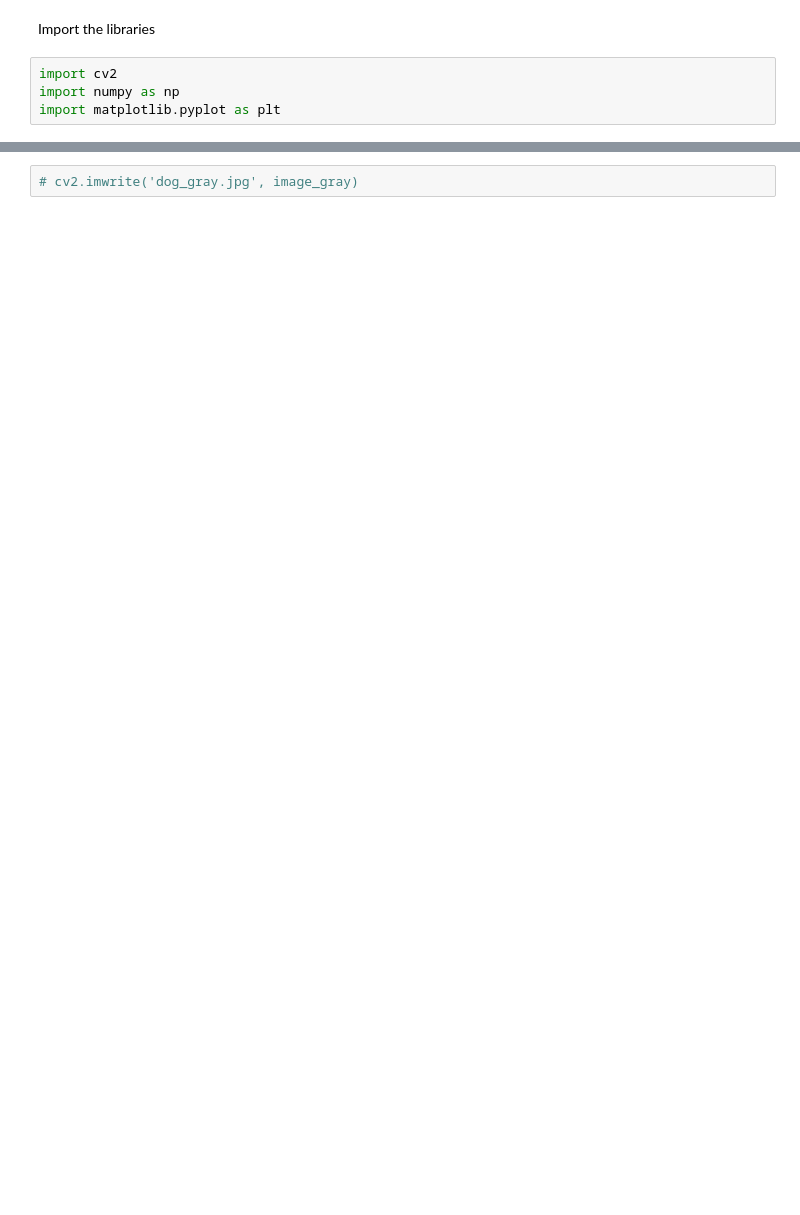
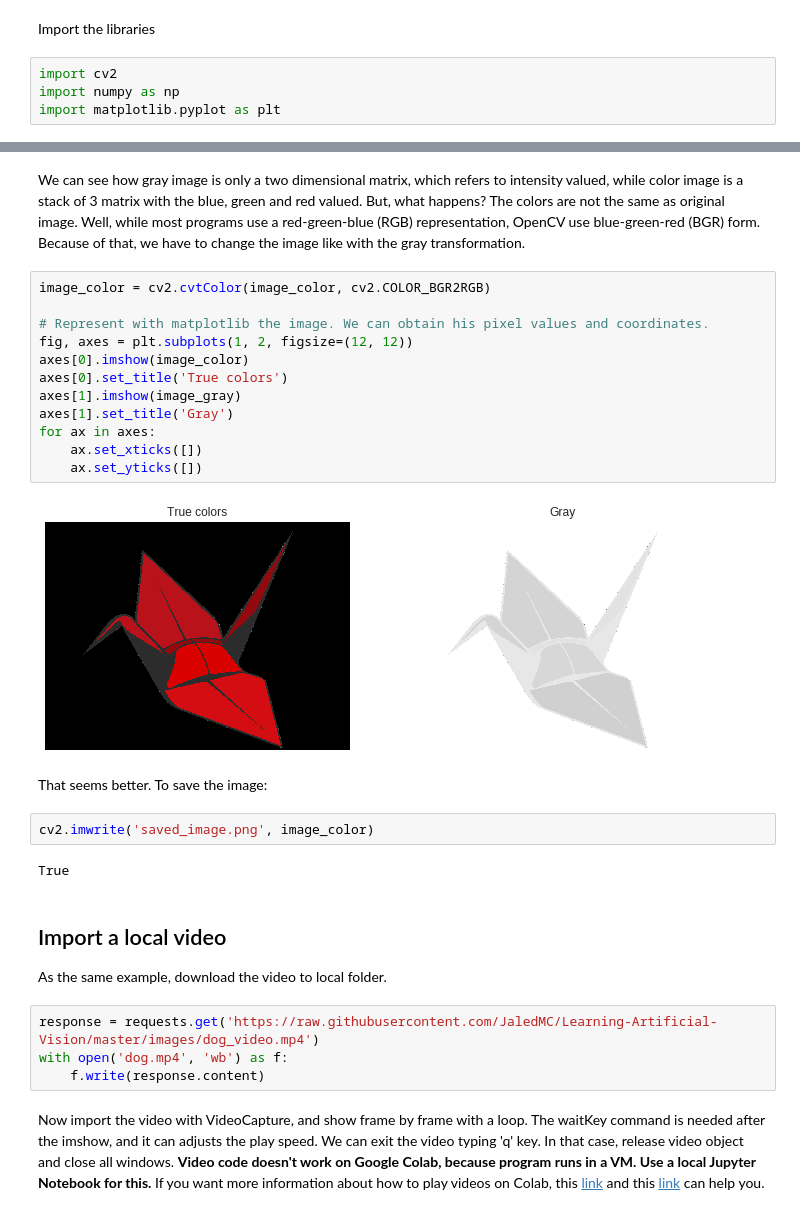
Before and after one commit to JaledMC/Learning-Artificial-Vision, a Jupyter notebook: Import_image_and_video.ipynb, the cells around one changed output, grey strips where cells are left out. Cells and saved outputs as stored; diff of their text form; blank space fills up the shorter version.

```diff
--- a/Import_image_and_video.ipynb
+++ b/Import_image_and_video.ipynb
@@ -39,2 +64,32 @@ TypeError: ignored
-# %%
-# cv2.imwrite('dog_gray.jpg', image_gray)
+# %% [markdown]
+We can see how gray image is only a two dimensional matrix, which refers to intensity valued, while color image is a stack of 3 matrix with the blue, green and red valued. But, what happens? The colors are not the same as original image. Well, while most programs use a red-green-blue (RGB) representation, OpenCV use blue-green-red (BGR) form. Because of that, we have to change the image like with the gray transformation.
+# %%
+image_color = cv2.cvtColor(image_color, cv2.COLOR_BGR2RGB)
+
+# Represent with matplotlib the image. We can obtain his pixel values and coordinates.
+fig, axes = plt.subplots(1, 2, figsize=(12, 12))
+axes[0].imshow(image_color)
+axes[0].set_title('True colors')
+axes[1].imshow(image_gray)
+axes[1].set_title('Gray')
+for ax in axes:
+    ax.set_xticks([])
+    ax.set_yticks([])
+# %% [output]
+[figure, added]
+# %% [markdown]
+That seems better. To save the image:
+# %%
+cv2.imwrite('saved_image.png', image_color)
+# %% [output]
+True
+# %% [markdown]
+## Import a local video
+
+As the same example, download the video to local folder.
+# %%
+response = requests.get('https://raw.githubusercontent.com/JaledMC/Learning-Artificial-Vision/master/images/dog_video.mp4')
+with open('dog.mp4', 'wb') as f:
+    f.write(response.content)
+# %% [markdown]
+Now import the video with VideoCapture, and show frame by frame with a loop. The waitKey command is needed after the imshow, and it can adjusts the play speed. We can exit the video typing 'q' key. In that case, release video object and close all windows. **Video code doesn't work on Google Colab, because program runs in a VM. Use a local Jupyter Notebook for this.** If you want more information about how to play videos on Colab, this [link](https://github.com/bikz05/ipython-notebooks/blob/master/computer-vision/displaying-video-in-ipython-notebook.ipynb) and this [link](https://medium.com/@neotheicebird/webcam-based-image-processing-in-ipython-notebooks-47c75a022514) can help you.
```
Also changed, not shown: parts of 16 cells of this notebook.
